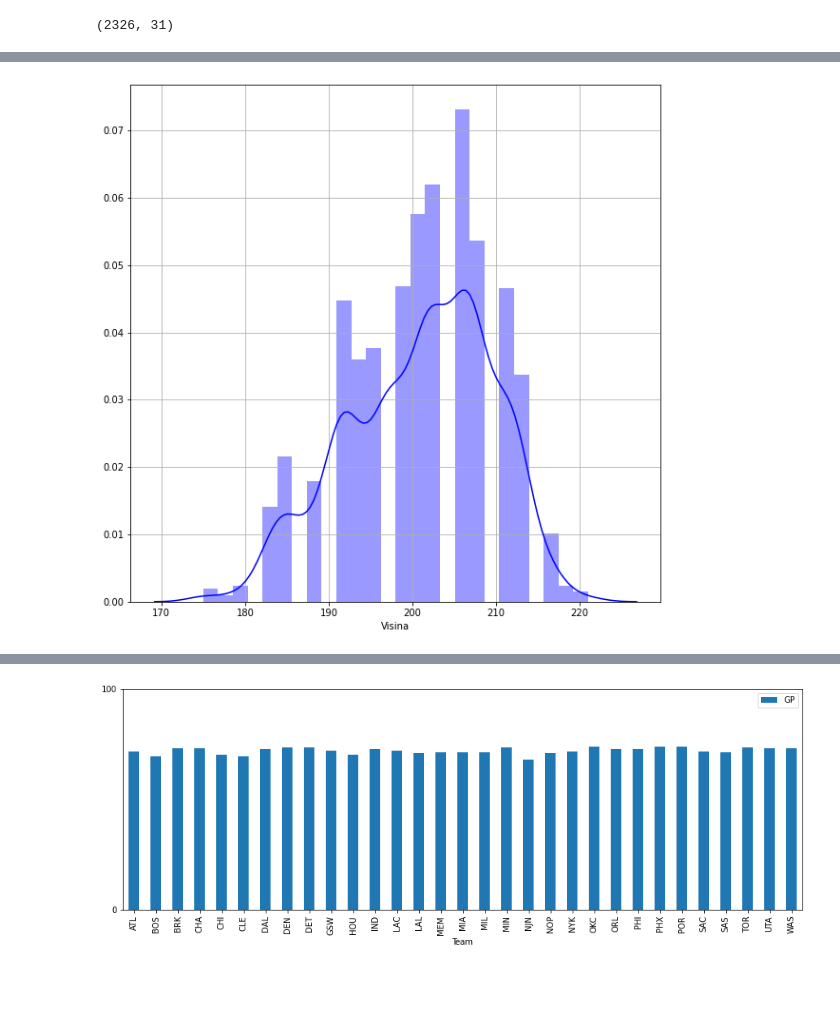
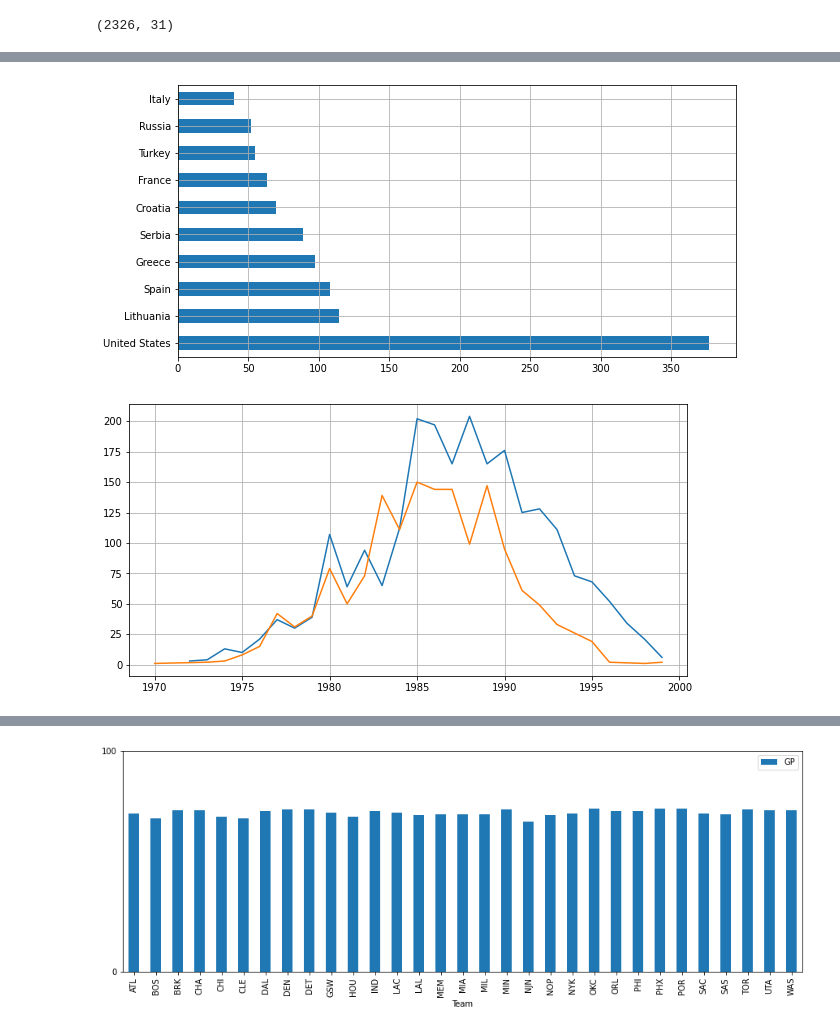
Before and after one commit to aleksperic/Basketball-player-stats, a Jupyter notebook: Basketball_player_stats.ipynb, the cells around one changed output, grey strips where cells are left out. Cells and saved outputs as stored; diff of their text form; code cells hidden in the pictures; blank space fills up the shorter version.

```diff
--- a/Basketball_player_stats.ipynb
+++ b/Basketball_player_stats.ipynb
@@ -117,0 +134,19 @@ euroleague = df[(df['League'] == 'Euroleague')]
+# %%
+# Funkcija koja nam iz dataframe-a izdvaja novi dataframe grupisam po ligama, sezonama i fazama (stage) ukoliko je NBA liga u pitanju
+# Funkcija kao agrument prima naziv lige, i opciono sezonu i stage. Ukoliko argument sezona nije prosledjen,
+# dobijamo dataframe u kome se nalaze podaci za sve sezone. Ukoliko argument stage nije prosledjen,
+# dobijamo dataframe po svim fazama takmicenja (regularne sezone i plejofa, vezano za NBA ligu)
+
+def df_liga(liga, sezona=None, stage=None):
+  if liga == 'NBA':
+    if not stage:
+      stage = input('Unesite koju fazu zelite ["Regular_Season", "Playoffs"] : ')
+    if not sezona:
+      return df[(df['League'] == liga) & (df['Stage'] == stage)].reset_index(drop=True)
+    return df[(df['League'] == liga) & (df['Season'] == sezona) & (df['Stage'] == stage)].reset_index(drop=True)
+
+  if not sezona:
+    return df[(df['League'] == liga)].reset_index(drop=True)
+  return df[(df['League'] == liga) & (df['Season'] == sezona)].reset_index(drop=True)
+# %%
+nba_regular = df_liga('NBA', stage='Regular_Season')
@@ -117,0 +155,2 @@ euroleague = df[(df['League'] == 'Euroleague')]
+# %%
+euroleague = df_liga('Euroleague')
@@ -130,0 +211,3 @@ nba_regular.shape
+# %%
+nba_regular.rename(columns={'height_cm': 'NBA height_cm', 'weight_kg': 'NBA weight_kg', 'nationality': 'NBA nationality'}, inplace=True)
+euroleague.rename(columns={'height_cm': 'Euroleague height_cm', 'weight_kg': 'Euroleague weight_kg', 'nationality': 'Euroleague nationality'}, inplace=True)
@@ -131,7 +260,14 @@ nba_regular.shape
+# %%
+euroleague['Euroleague nationality'].value_counts().head(10).plot(kind='barh', figsize=(10, 5))
+plt.grid(True)
+plt.show()
+# %% [output]
+[figure, added]
 # %%
-plt.figure(figsize=(10,10))
-sns.distplot(nba_regular['height_cm'], axlabel='Visina', color='blue')
+plt.figure(figsize=(10,5))
+plt.plot(nba_regular['birth_year'].value_counts().sort_index())
+plt.plot(euroleague['birth_year'].value_counts().sort_index())
 plt.grid(True)
 plt.show()
 # %% [output]
-[figure, old version]
+[figure, new version]
```
Also changed, not shown: parts of 29 cells of this notebook.
